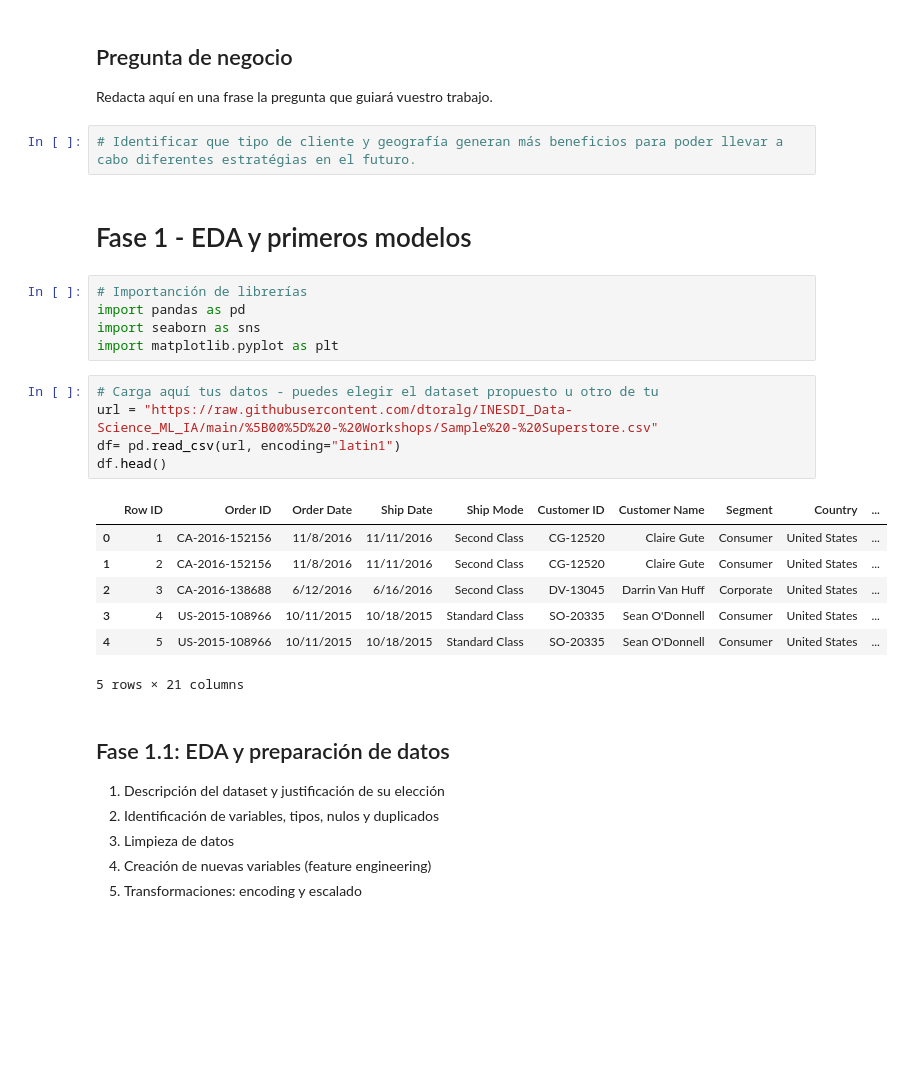
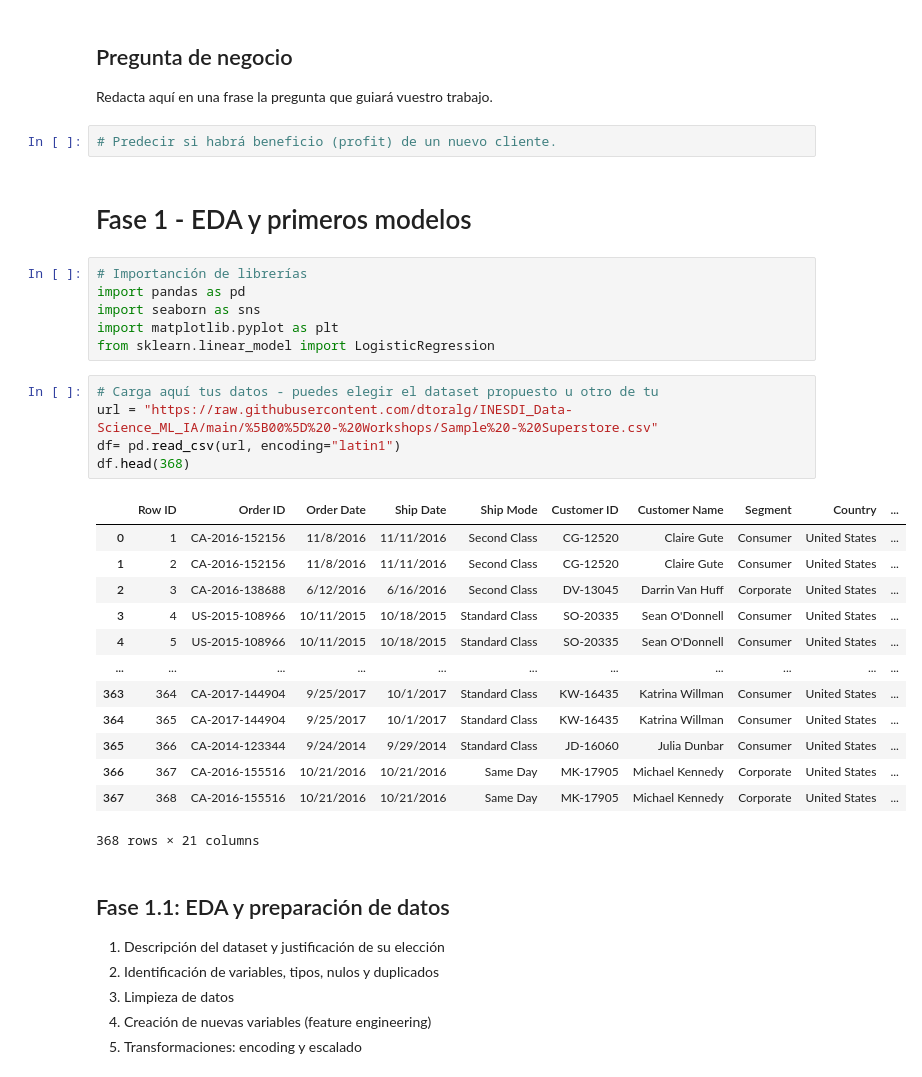
Before and after one commit to ignacastiguti/Repositorio, a Jupyter notebook: [00] - Workshops/Workshop_ML_PartTime.ipynb, the cells around one changed output. Saved outputs shown, nothing was run; the diff lists cells and outputs as text; blank space fills up the shorter version.

```diff
--- a/[00] - Workshops/Workshop_ML_PartTime.ipynb
+++ b/[00] - Workshops/Workshop_ML_PartTime.ipynb
@@ -36,8 +36,8 @@ Este workshop plantea un **caso de negocio en retail**: una cadena de tiendas qu
 ## Pregunta de negocio
 
 Redacta aquí en una frase la pregunta que guiará vuestro trabajo.
-# %%
-# Identificar que tipo de cliente y geografía generan más beneficios para poder llevar a cabo diferentes estratégias en el futuro.
+# %%
+# Predecir si habrá beneficio (profit) de un nuevo cliente.
 # %% [markdown]
 # Fase 1 - EDA y primeros modelos
 # %%
@@ -45,19 +45,26 @@ Redacta aquí en una frase la pregunta que guiará vuestro trabajo.
 import pandas as pd
 import seaborn as sns
 import matplotlib.pyplot as plt
+from sklearn.linear_model import LogisticRegression
 # %%
 # Carga aquí tus datos - puedes elegir el dataset propuesto u otro de tu
 url = "https://raw.githubusercontent.com/dtoralg/INESDI_Data-Science_ML_IA/main/%5B00%5D%20-%20Workshops/Sample%20-%20Superstore.csv"
 df= pd.read_csv(url, encoding="latin1")
-df.head()
+df.head(368)
 # %% [output]
 |  | Row ID | Order ID | Order Date | Ship Date | Ship Mode | Customer ID | Customer Name | Segment | Country | ... |
 | 0 | 1 | CA-2016-152156 | 11/8/2016 | 11/11/2016 | Second Class | CG-12520 | Claire Gute | Consumer | United States | ... |
 | 1 | 2 | CA-2016-152156 | 11/8/2016 | 11/11/2016 | Second Class | CG-12520 | Claire Gute | Consumer | United States | ... |
 | 2 | 3 | CA-2016-138688 | 6/12/2016 | 6/16/2016 | Second Class | DV-13045 | Darrin Van Huff | Corporate | United States | ... |
 | 3 | 4 | US-2015-108966 | 10/11/2015 | 10/18/2015 | Standard Class | SO-20335 | Sean O'Donnell | Consumer | United States | ... |
 | 4 | 5 | US-2015-108966 | 10/11/2015 | 10/18/2015 | Standard Class | SO-20335 | Sean O'Donnell | Consumer | United States | ... |
+| ... | ... | ... | ... | ... | ... | ... | ... | ... | ... | ... |
+| 363 | 364 | CA-2017-144904 | 9/25/2017 | 10/1/2017 | Standard Class | KW-16435 | Katrina Willman | Consumer | United States | ... |
+| 364 | 365 | CA-2017-144904 | 9/25/2017 | 10/1/2017 | Standard Class | KW-16435 | Katrina Willman | Consumer | United States | ... |
+| 365 | 366 | CA-2014-123344 | 9/24/2014 | 9/29/2014 | Standard Class | JD-16060 | Julia Dunbar | Consumer | United States | ... |
+| 366 | 367 | CA-2016-155516 | 10/21/2016 | 10/21/2016 | Same Day | MK-17905 | Michael Kennedy | Corporate | United States | ... |
+| 367 | 368 | CA-2016-155516 | 10/21/2016 | 10/21/2016 | Same Day | MK-17905 | Michael Kennedy | Corporate | United States | ... |
-5 rows × 21 columns
+368 rows × 21 columns
 # %% [markdown]
 ## Fase 1.1: EDA y preparación de datos
 
```
Also changed, not shown: parts of 10 cells of this notebook.
